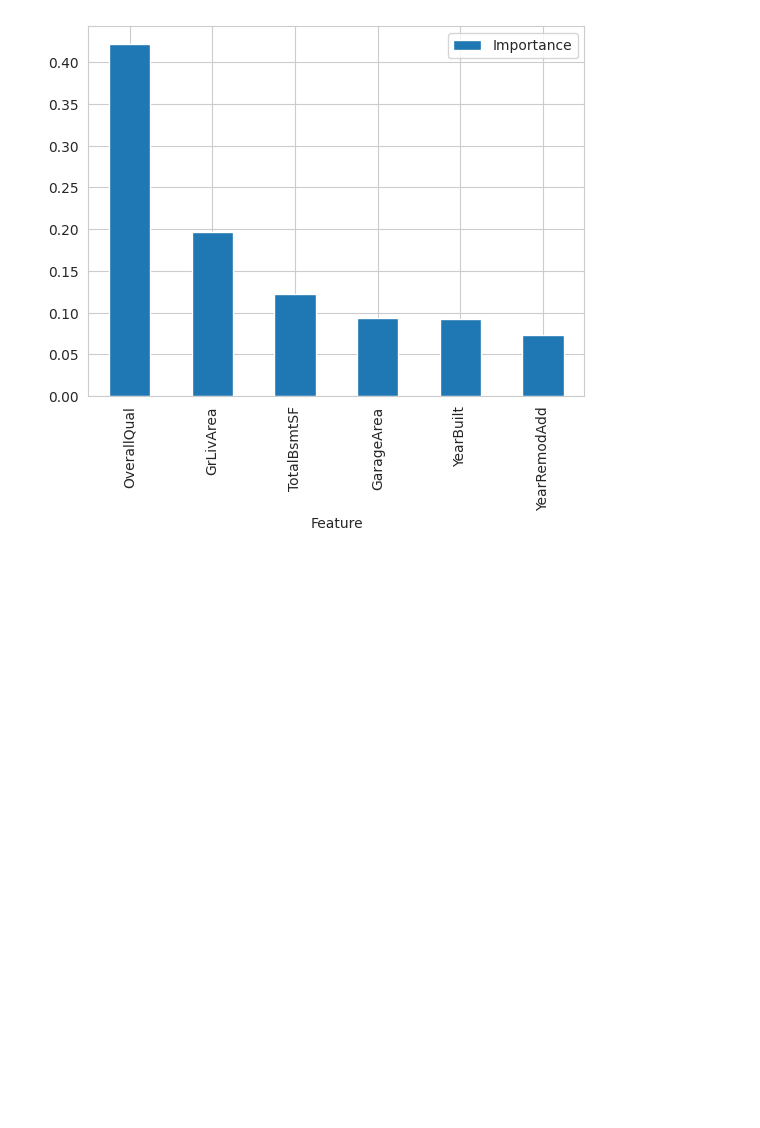
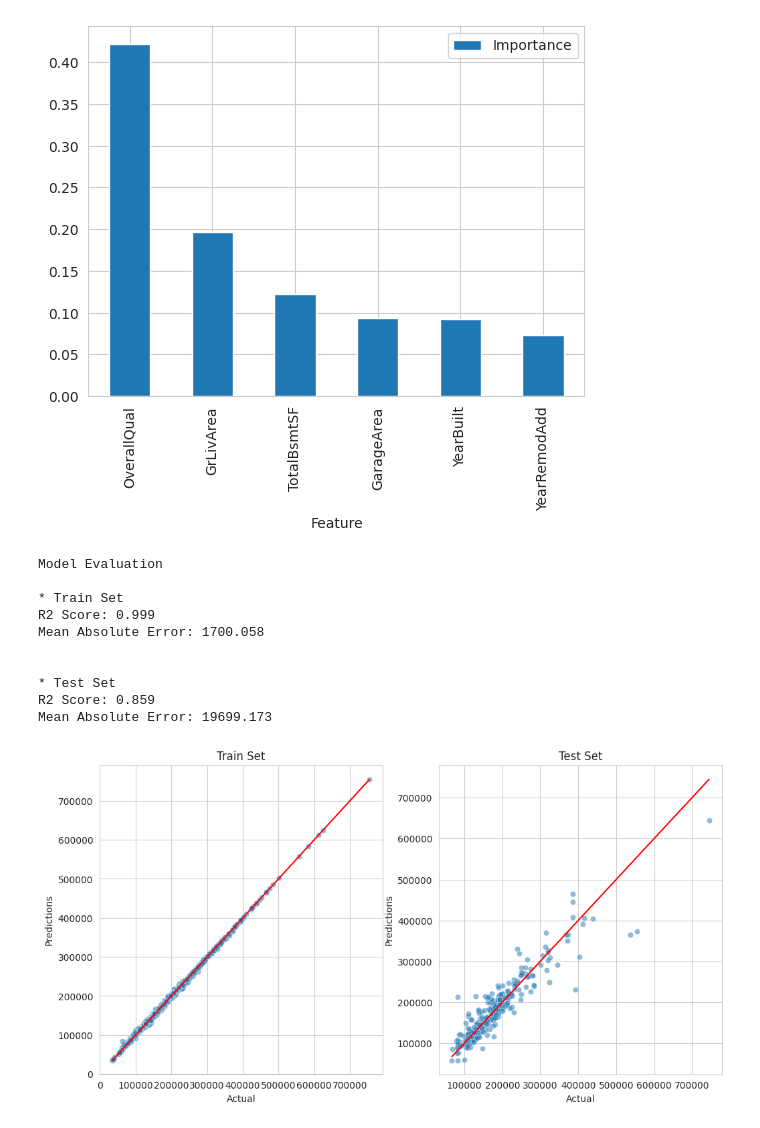
Before and after one commit to Drennan98/Heritage-Housing-Issues, a Jupyter notebook: jupyter_notebooks/5 - Modeling and Evaluation PredicSalePrice.ipynb, the cells around one changed output. Drawn from its saved outputs; the diff is of its cells as text; code cells hidden in the pictures; blank space fills up the shorter version.

Commit message:
Evaluate the performance results

```diff
--- a/jupyter_notebooks/5 - Modeling and Evaluation PredicSalePrice.ipynb
+++ b/jupyter_notebooks/5 - Modeling and Evaluation PredicSalePrice.ipynb
@@ -429,3 +429,25 @@ def plot_regression_results(X_train, y_train, X_test, y_test, model, alpha=0.5):
 
     plt.tight_layout()
     plt.show()
+# %%
+def evaluate_regression_model(X_train, y_train, X_test, y_test, regressor):
+    # Evaluate regression performance
+    regression_performance(X_train, y_train, X_test, y_test, regressor)
+
+    # Generate evaluation plots
+    regression_evaluation_plots(X_train, y_train, X_test, y_test, regressor)
+
+# Call the combined function
+evaluate_regressor_performance(X_train, y_train, X_test, y_test, regressor_pipeline)
+# %% [output]
+Model Evaluation
+
+* Train Set
+R2 Score: 0.999
+Mean Absolute Error: 1700.058
+
+
+* Test Set
+R2 Score: 0.859
+Mean Absolute Error: 19699.173
+[figure, added]
```
